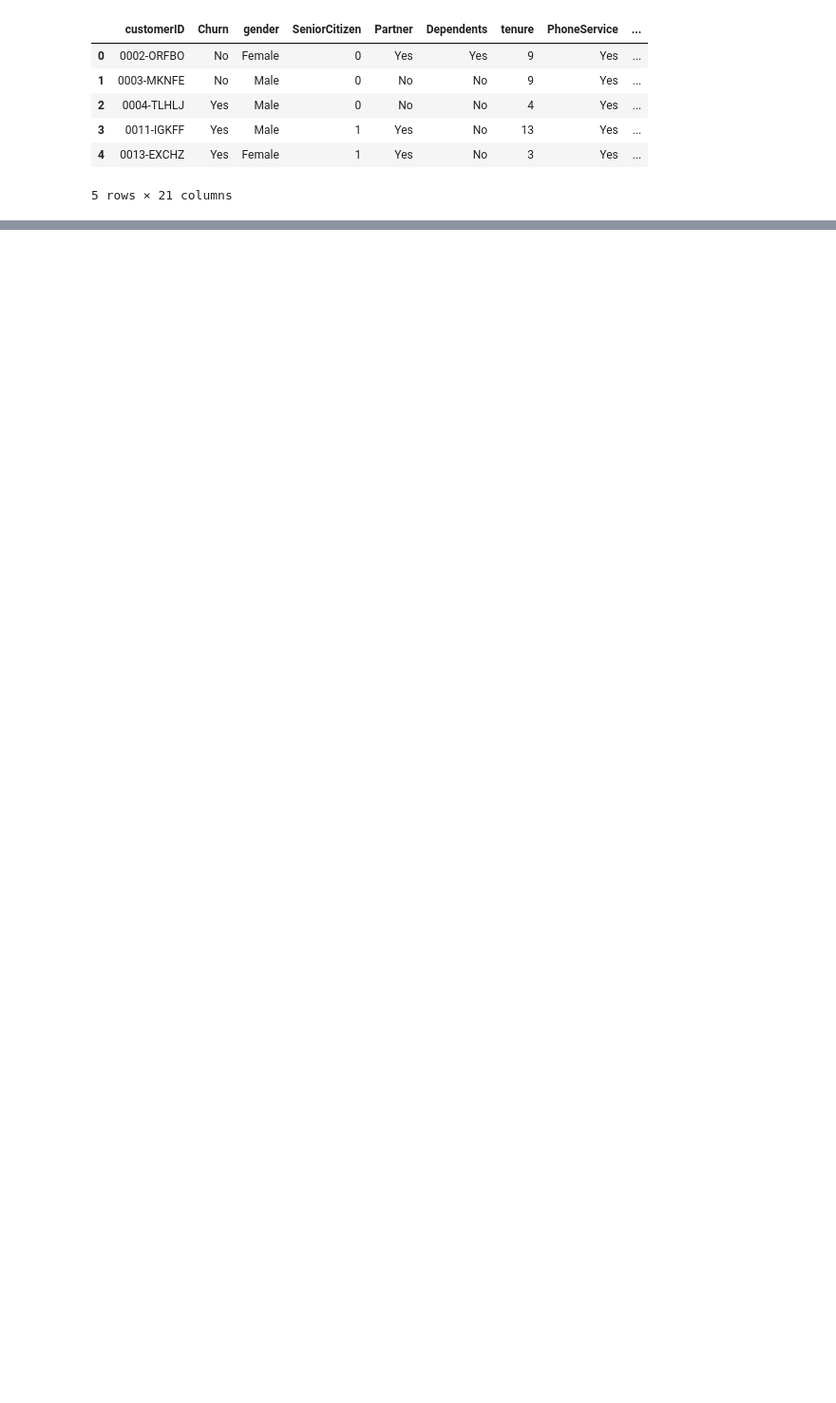
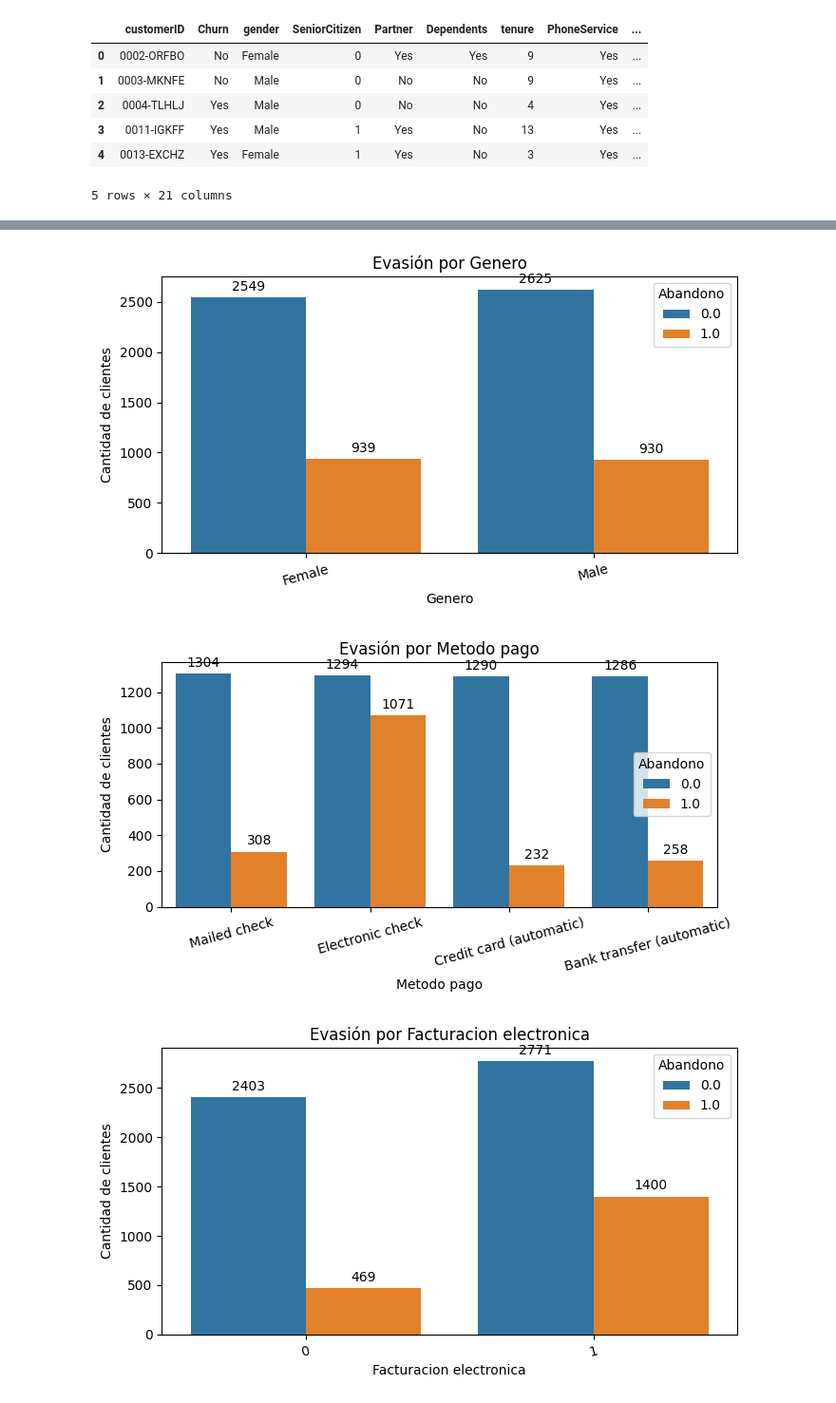
Before and after one commit to Katerincasas/alura_challenge_telecomx, a Jupyter notebook: TelecomX_LATAM.ipynb, the cells around one changed output, grey strips where cells are left out. Shown at 95% size. Cells and saved outputs as stored; diff of their text form; code cells hidden in the pictures; blank space fills up the shorter version.

```diff
--- a/TelecomX_LATAM.ipynb
+++ b/TelecomX_LATAM.ipynb
@@ -174,0 +304,33 @@ df_clean.head()
+# %%
+categorical_vars = [
+    'genero',
+    'metodo_pago',
+    'facturacion_electronica',
+    'servicio_telefonico',
+    'tv_streaming',
+    'soporte_tecnico',
+    'tiene_dependientes'
+]
+
+import seaborn as sns
+import matplotlib.pyplot as plt
+
+for var in categorical_vars:
+    plt.figure(figsize=(7,4))
+    ax = sns.countplot(data=df_clean, x=var, hue='abandono')
+    plt.title(f'Evasión por {var.replace("_", " ").capitalize()}')
+    plt.xlabel(var.replace("_", " ").capitalize())
+    plt.ylabel('Cantidad de clientes')
+    plt.legend(title='Abandono')
+    plt.xticks(rotation=15)
+
+    # 👉 Etiquetas en cada barra
+    for container in ax.containers:
+        ax.bar_label(container, fmt='%d', padding=3)
+
+    plt.tight_layout()
+    plt.show()
+# %% [output]
+[figure, added]
+[figure, added]
+[figure, added]
```
Also changed, not shown: parts of 23 cells of this notebook.
